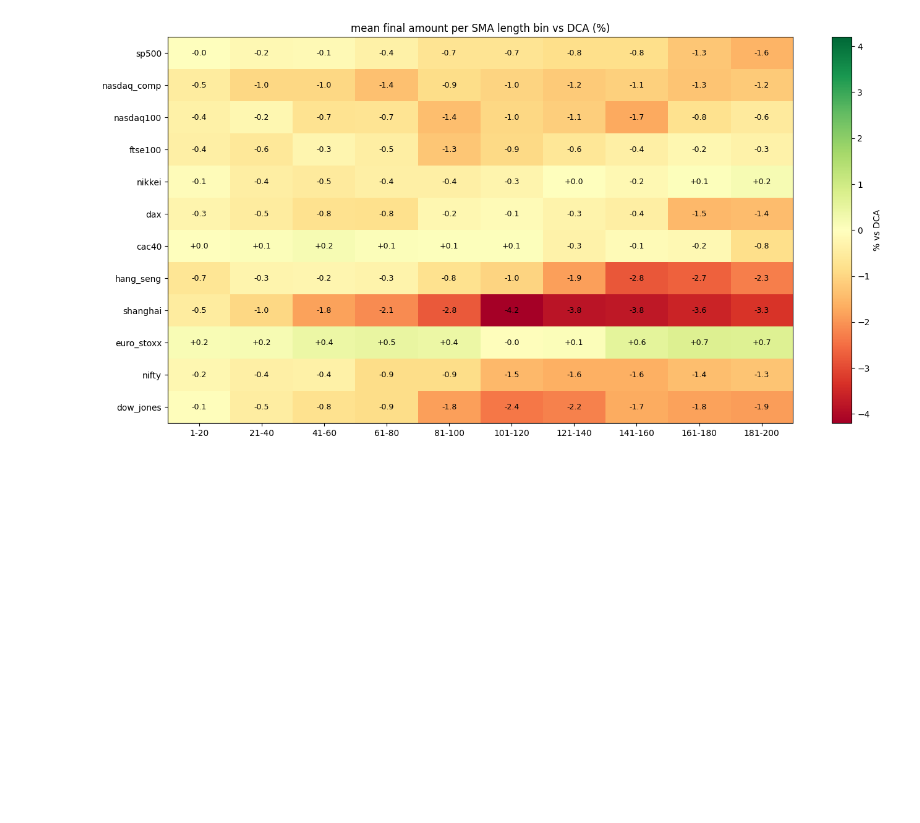
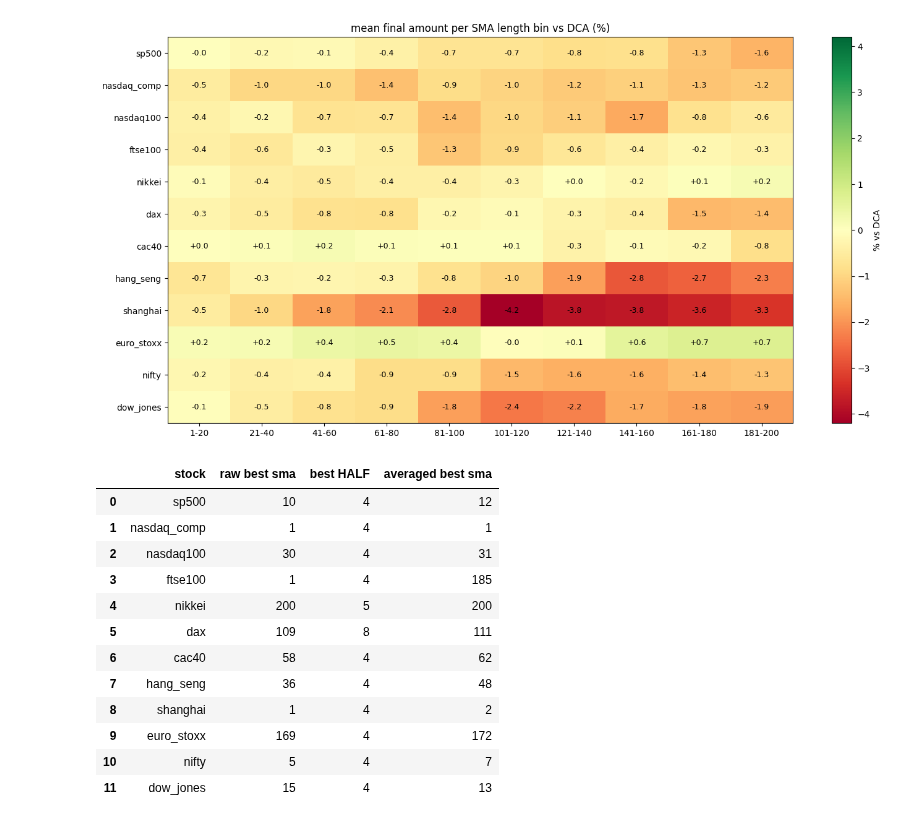
Before and after one commit to pedrosalgado22/SMAstrategy, a Jupyter notebook: smanalysis_simulation.ipynb, the cells around one changed output. Cells and saved outputs as stored; diff of their text form; code cells hidden in the pictures; blank space fills up the shorter version.

```diff
--- a/smanalysis_simulation.ipynb
+++ b/smanalysis_simulation.ipynb
@@ -351,3 +350,73 @@ plt.tight_layout()
 plt.show()
 # %% [output]
 [figure]
+# %%
+# ---- settings ----
+BLOCK = 3                           # points hidden on each side of the test point during cross-validation
+HALF_LIST = [4, 5, 8, 12, 20, 30]   # windows to try; each must be bigger than BLOCK
+
+# ---- check the inputs ----
+for name in names:
+    assert len(finals[name]) == len(x_values), name   # one final amount per strategy
+
+
+def average_around(values, k, half, hide):
+    # Average of the points within `half` positions of point k (window shrinks at the edges).
+    # Points within `hide` positions of k are skipped. hide = -1 skips nothing, so k itself counts.
+    total = 0
+    count = 0
+    for j in range(max(0, k - half), min(len(values), k + half + 1)):
+        if abs(j - k) > hide:
+            total += values[j]
+            count += 1
+    return total / count
+
+
+def cv_miss(values, half):
+    # Cross-validation score of one window size (lower is better).
+    # Each point is predicted from its neighbours with itself and its BLOCK closest neighbours hidden.
+    # The closest neighbours are hidden because SMA 10 and 11 give nearly the same result,
+    # so leaving them in would let the test cheat.
+    total = 0
+    for k in range(len(values)):
+        miss = average_around(values, k, half, BLOCK) - values[k]
+        total += miss ** 2
+    return total / len(values)
+
+
+rows = []
+for name in names:
+    values = finals[name]   # final amount of each SMA length for this stock
+
+    # 1. the plain best SMA, no smoothing
+    raw_best = x_values[values.index(max(values))]
+
+    # 2. cross-validation picks the window size with the smallest miss
+    misses = []
+    for half in HALF_LIST:
+        misses.append(cv_miss(values, half))
+    best_half = HALF_LIST[misses.index(min(misses))]
+
+    # 3. replace every point with the average of its window, the highest averaged point is the answer
+    averaged = []
+    for k in range(len(values)):
+        averaged.append(average_around(values, k, best_half, -1))
+    averaged_best = x_values[averaged.index(max(averaged))]
+
+    rows.append([name, raw_best, best_half, averaged_best])
+
+display(pd.DataFrame(rows, columns=["stock", "raw best sma", "best HALF", "averaged best sma"]))
+# %% [output]
+|  | stock | raw best sma | best HALF | averaged best sma |
+| 0 | sp500 | 10 | 4 | 12 |
+| 1 | nasdaq_comp | 1 | 4 | 1 |
+| 2 | nasdaq100 | 30 | 4 | 31 |
+| 3 | ftse100 | 1 | 4 | 185 |
+| 4 | nikkei | 200 | 5 | 200 |
+| 5 | dax | 109 | 8 | 111 |
+| 6 | cac40 | 58 | 4 | 62 |
+| 7 | hang_seng | 36 | 4 | 48 |
+| 8 | shanghai | 1 | 4 | 2 |
+| 9 | euro_stoxx | 169 | 4 | 172 |
+| 10 | nifty | 5 | 4 | 7 |
+| 11 | dow_jones | 15 | 4 | 13 |
```
Also changed, not shown: parts of 6 cells of this notebook, 2 other files.
